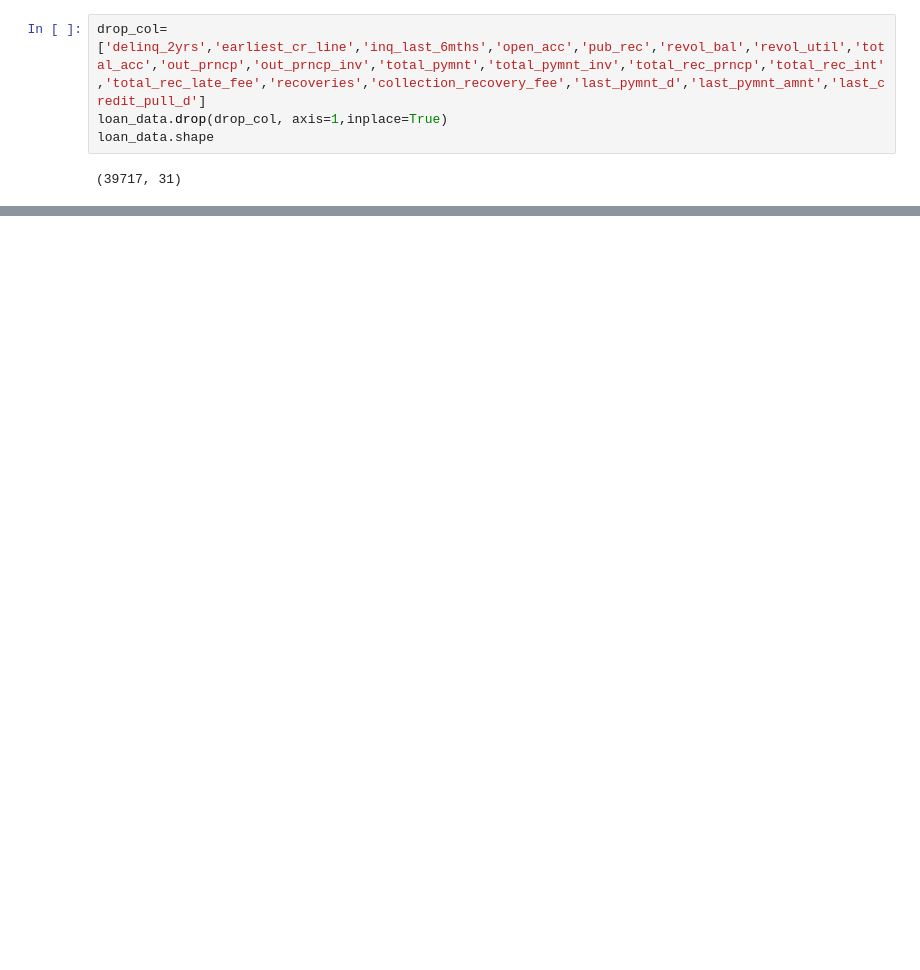
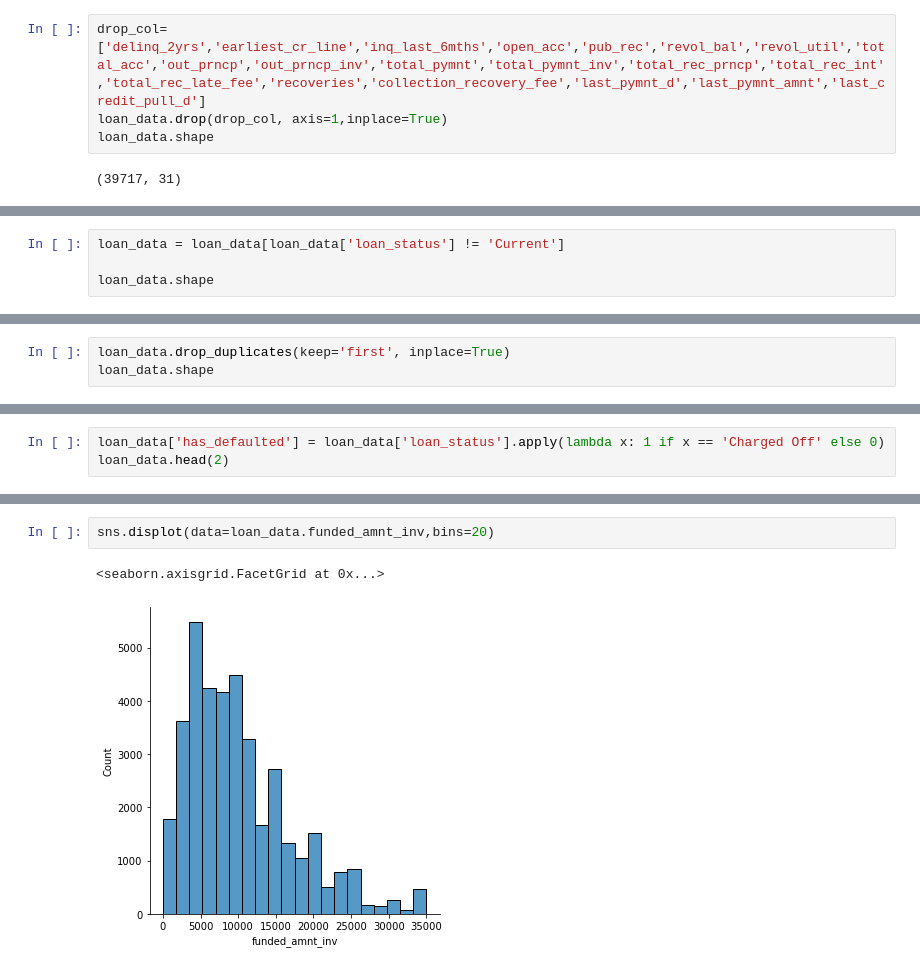
Before and after one commit to nltr2/LendingClubCaseStudy, a Jupyter notebook: Nishant_Awasthi.ipynb, the cells around one changed output, grey strips where cells are left out. Saved outputs shown, nothing was run; the diff lists cells and outputs as text; blank space fills up the shorter version.

```diff
--- a/Nishant_Awasthi.ipynb
+++ b/Nishant_Awasthi.ipynb
@@ -76,0 +110,4 @@ loan_data.describe()
+# %%
+loan_data = loan_data[loan_data['loan_status'] != 'Current']
+
+loan_data.shape
@@ -76,0 +118,3 @@ loan_data.describe()
+# %%
+loan_data.drop_duplicates(keep='first', inplace=True)
+loan_data.shape
@@ -76,0 +125,3 @@ loan_data.describe()
+# %%
+loan_data['has_defaulted'] = loan_data['loan_status'].apply(lambda x: 1 if x == 'Charged Off' else 0)
+loan_data.head(2)
@@ -76,0 +154,5 @@ loan_data.describe()
+# %%
+sns.displot(data=loan_data.funded_amnt_inv,bins=20)
+# %% [output]
+<seaborn.axisgrid.FacetGrid at 0x...>
+[figure, added]
```
Also changed, not shown: parts of 21 cells of this notebook.
